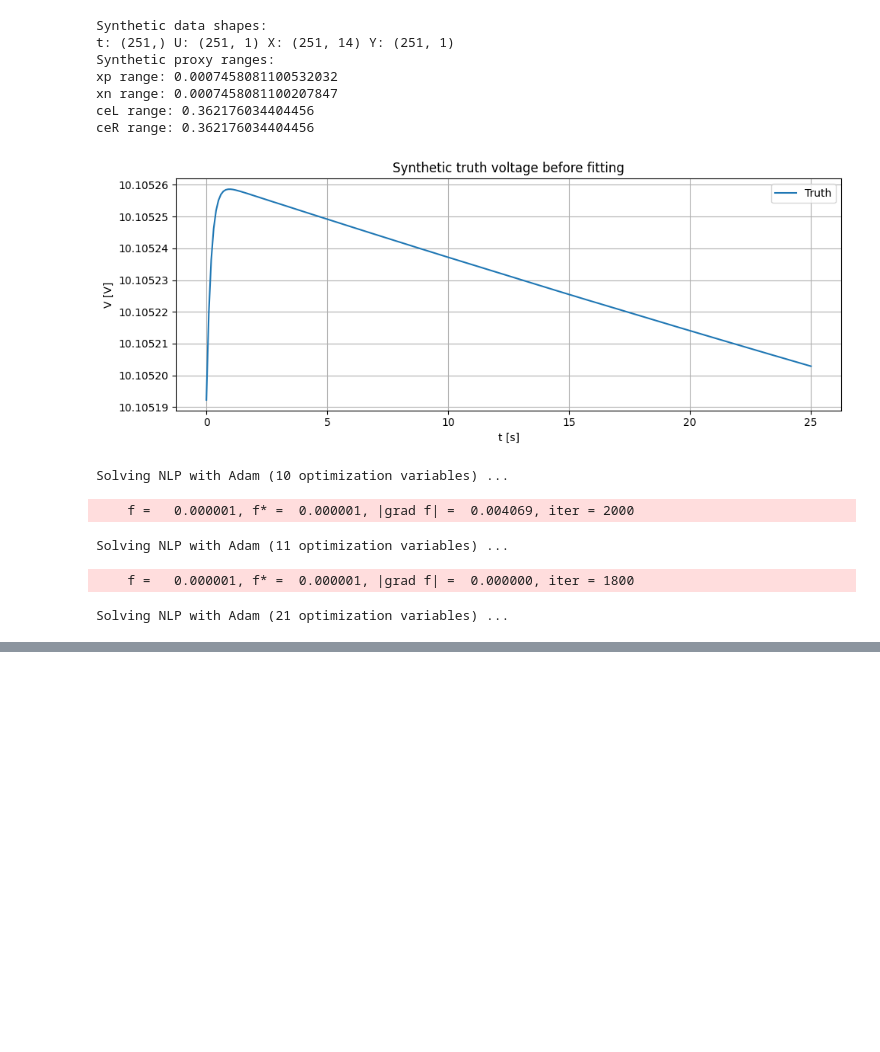
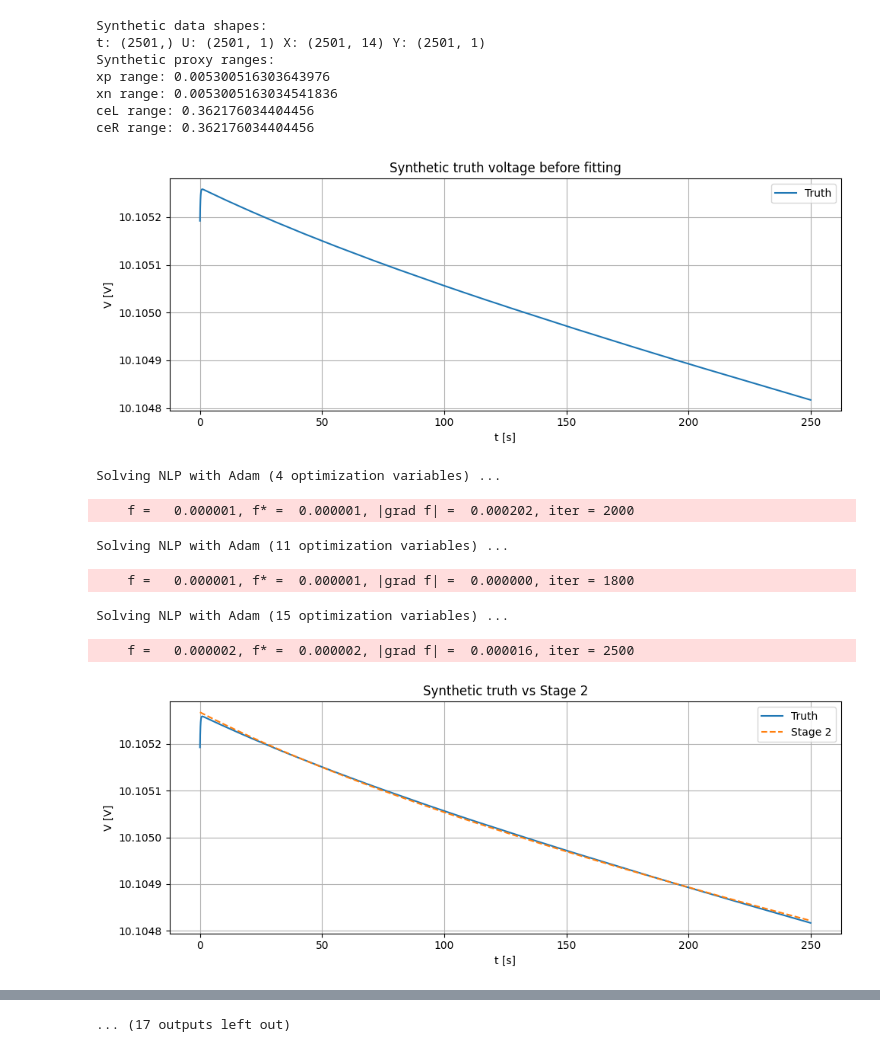
Before and after one commit to Waltberry/battery-degradation-spme-sysid, a Jupyter notebook: notebooks/02_synthetic_validation.ipynb, the cells around one changed output, grey strips where cells are left out. Cells and saved outputs as stored; diff of their text form; code cells hidden in the pictures; blank space fills up the shorter version.

```diff
--- a/notebooks/02_synthetic_validation.ipynb
+++ b/notebooks/02_synthetic_validation.ipynb
@@ -65,7 +65,7 @@ cfg.N_series = 3
 cfg.discharge_positive = True
 
 # Synthetic-only overrides
-settings.surrogate.poly_deg = 4
+settings.surrogate.poly_deg = 1
 settings.surrogate.use_ln_feature = False
 
 settings.optimization.use_lbfgs = False
@@ -88,7 +88,7 @@ settings.solver.max_steps = 5_000_000
 t, U, X, Y, Y_full = generate_discharge_data(
     cfg=cfg,
     I_const=2.0,
-    sim_t_end=25.0,
+    sim_t_end=250,
     sim_dt=0.1,
     theta_n0=0.8,
     theta_p0=0.4,
@@ -389,39 +389,41 @@ plot_residual_surface_3d(
 
 # Cell 12 — True vs estimated parameter table
 theta_true = np.concatenate([thetaA_nom_from_cfg(cfg), thetaB_nom_from_cfg(cfg)])
 theta_hat = np.concatenate([stage3b["thetaA_hat_stage3b"], stage3b["thetaB_hat_stage3b"]])
 
 names = [
     "thetaA_1",
     "thetaA_2",
     "thetaA_3",
     "thetaA_4",
     "thetaA_5",
     "thetaA_6",
     "thetaA_7",
     "thetaB_8",
     "thetaB_9",
     "thetaB_10",
     "thetaB_11",
 ]
 
 param_compare_df = compare_truth_and_estimated_parameters(
     theta_true=theta_true,
     theta_hat=theta_hat,
     names=names,
 )
 display(param_compare_df)
 # %% [output]
 Synthetic data shapes:
-t: (251,) U: (251, 1) X: (251, 14) Y: (251, 1)
+t: (2501,) U: (2501, 1) X: (2501, 14) Y: (2501, 1)
 Synthetic proxy ranges:
-xp range: 0.0007458081100532032
-xn range: 0.0007458081100207847
+xp range: 0.005300516303643976
+xn range: 0.0053005163034541836
 ceL range: 0.362176034404456
 ceR range: 0.362176034404456
-[figure, old version]
+[figure, new version]
-Solving NLP with Adam (10 optimization variables) ...
+Solving NLP with Adam (4 optimization variables) ...
-    f =   0.000001, f* =  0.000001, |grad f| =  0.004069, iter = 2000
+    f =   0.000001, f* =  0.000001, |grad f| =  0.000202, iter = 2000
 Solving NLP with Adam (11 optimization variables) ...
     f =   0.000001, f* =  0.000001, |grad f| =  0.000000, iter = 1800
-Solving NLP with Adam (21 optimization variables) ...
+Solving NLP with Adam (15 optimization variables) ...
+    f =   0.000002, f* =  0.000002, |grad f| =  0.000016, iter = 2500
+[figure, added]
@@ -427,0 +433 @@ Solving NLP with Adam (21 optimization variables) ...
+... (17 outputs left out)
```
Also changed, not shown: parts of 1 cell of this notebook, 18 other files.
